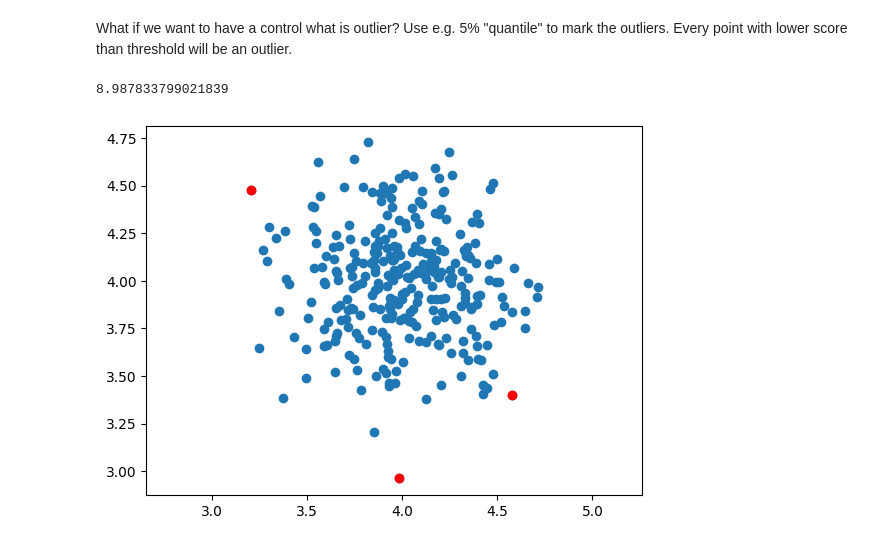
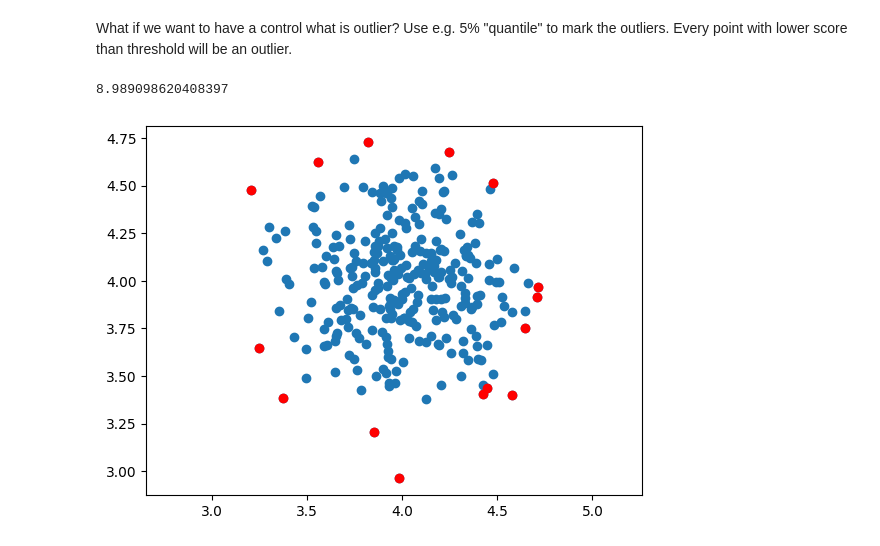
Before and after one commit to Gady159/MPA-MLF, a Jupyter notebook: Lab_03/MPA_MLF_SVM_2students_comments.ipynb, the cells around one changed output. Cells and saved outputs as stored; diff of their text form; code cells hidden in the pictures.

```diff
--- a/Lab_03/MPA_MLF_SVM_2students_comments.ipynb
+++ b/Lab_03/MPA_MLF_SVM_2students_comments.ipynb
@@ -177,15 +185,15 @@ What if we want to have a control what is outlier? Use e.g. 5% "quantile" to mar
 # %%
 scores = SVMmodelOne.score_samples(x)
 
-thresh = quantile(scores, 0.01)
+thresh = quantile(scores, 0.05)
 print(thresh)
 index = where(scores<=thresh)
 values = x[index]
 
 plt.scatter(x[:,0], x[:,1])
 plt.scatter(values[:,0], values[:,1], color='red')
 plt.axis('equal')
 plt.show()
 # %% [output]
-8.987833799021839
+8.989098620408397
-[figure, old version]
+[figure, new version]
```
Also changed, not shown: parts of 3 cells of this notebook.
